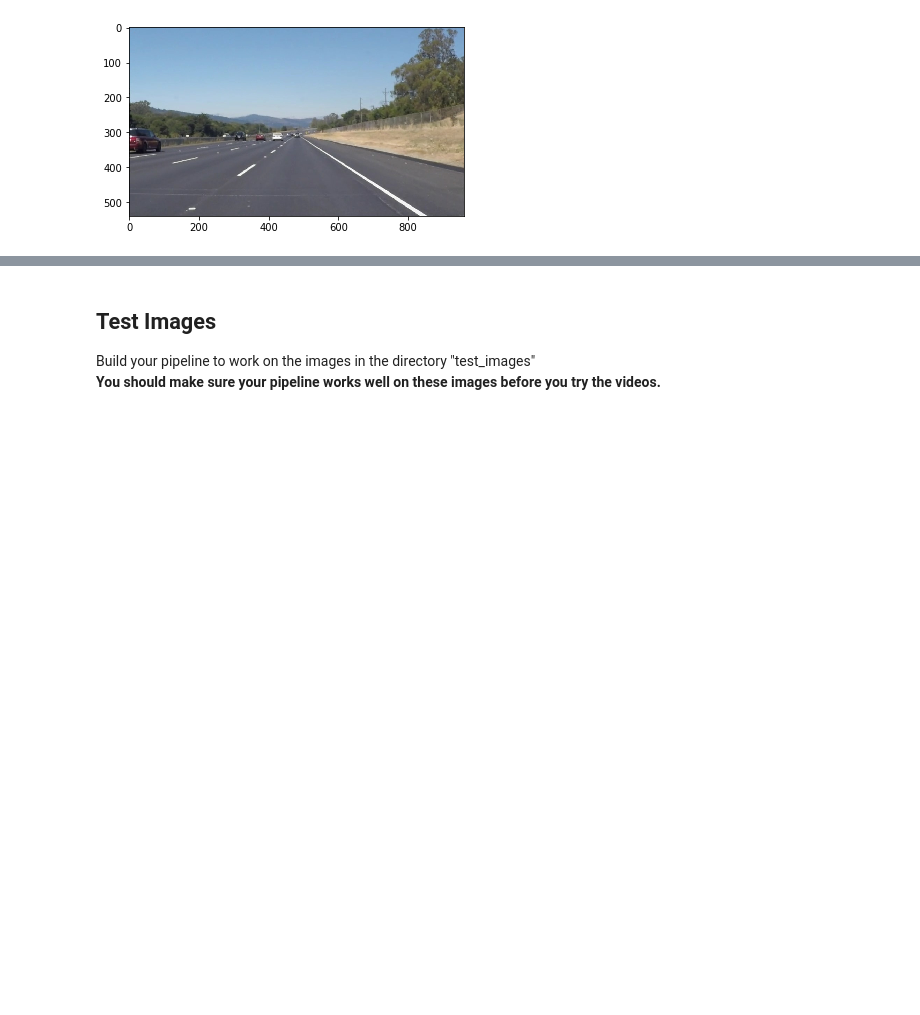
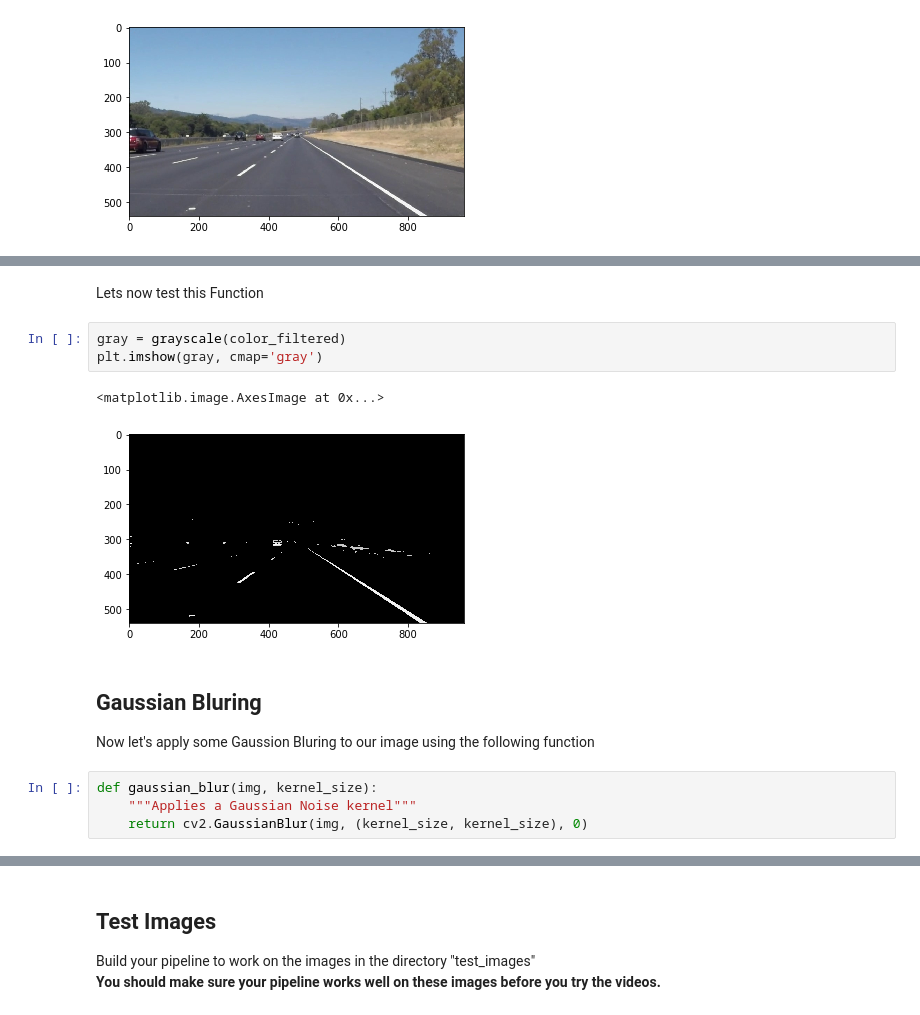
Before and after one commit to melsobky/carnd_T1_P1_LD, a Jupyter notebook: Lane Detection Project.ipynb, the cells around one changed output, grey strips where cells are left out. Drawn from its saved outputs; the diff is of its cells as text; blank space fills up the shorter version.

```diff
--- a/Lane Detection Project.ipynb
+++ b/Lane Detection Project.ipynb
@@ -80,0 +82,15 @@ Below are some helper functions to help get you started. They should look famili
+# %% [markdown]
+Lets now test this Function
+# %%
+gray = grayscale(color_filtered)
+plt.imshow(gray, cmap='gray')
+# %% [output]
+<matplotlib.image.AxesImage at 0x...>
+[figure, added]
+# %% [markdown]
+## Gaussian Bluring
+Now let's apply some Gaussion Bluring to our image using the following function
+# %%
+def gaussian_blur(img, kernel_size):
+    """Applies a Gaussian Noise kernel"""
+    return cv2.GaussianBlur(img, (kernel_size, kernel_size), 0)
```
Also changed, not shown: parts of 57 cells of this notebook, 13 other files.
